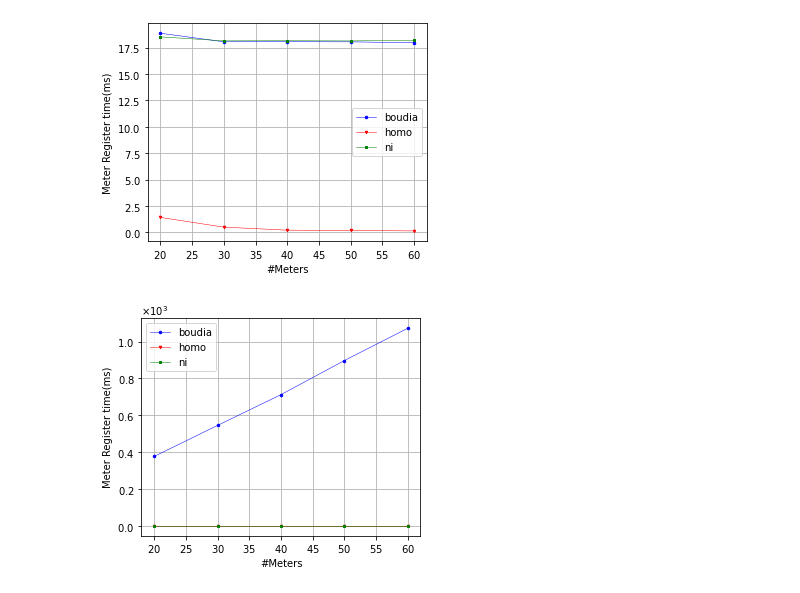
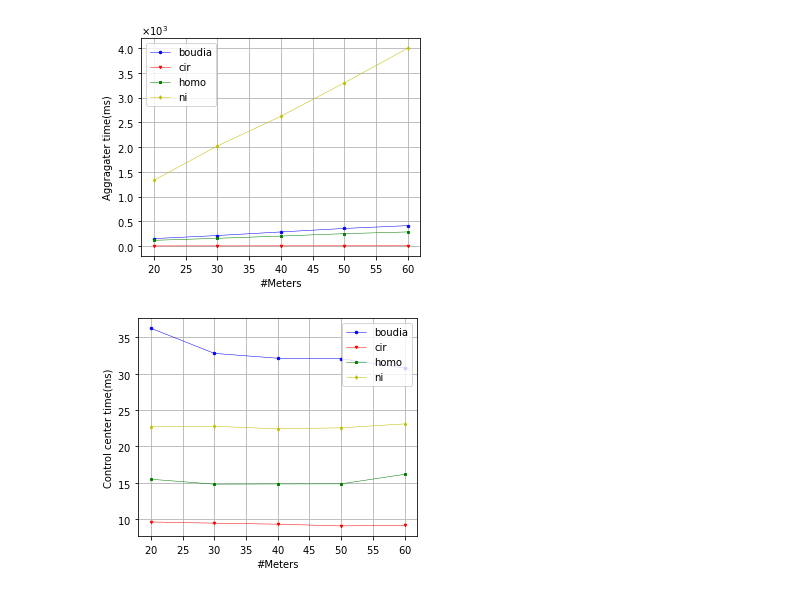
Before and after one commit to SevenBruce/CirAggregation, a Jupyter notebook: python/experments_fig.ipynb, the cells around one changed output. Cells and saved outputs as stored; diff of their text form; code cells hidden in the pictures.

```diff
--- a/python/experments_fig.ipynb
+++ b/python/experments_fig.ipynb
@@ -92,0 +140,18 @@ plt.show()
+# %%
+# 聚合阶段 电表
+rep_func = ['oneTimeMeterRepTime', 'meterRepTime_3', 'oneTimeMeterRepTime', 'oneTimeMeterRepTime']
+for i, e, f in zip(range(0,4), exp_name, rep_func):
+    host_df = avg_df_midx.loc[('raspberrypi', e, f)]
+    x = host_df.index
+    y = host_df.meter_time/1e6
+    plt.plot(x, y, marker=markers[i], color=color[i], label=e)
+
+plt.xlabel('#Meters')
+plt.ylabel('Meter report time(ms)')
+plt.ticklabel_format(axis='y', style='sci', scilimits=(-4, 3))
+plt.grid()
+plt.legend()
+plt.savefig('figs/meter_report.pdf')
+
+plt.show()
+plt.show()
@@ -93,35 +160,41 @@ plt.show()
 # %%
-c = 0
-for x in exp_name:
-    if x[0] == 'cir' or 'Rep' in x[1]:
-        continue
-    plt.plot(avg_df.loc[x, 'meter_num'], avg_df.loc[x, 'per_meter_time']/1e+6, marker=markers[c], color=color[c], label=x[0])
+# 聚合阶段 聚合器
 
-    plt.xlabel('#Meters')
-    plt.ylabel('Meter Register time(ms)')
-    plt.ticklabel_format(axis='y', style='sci', scilimits=(-4, 3))
-    plt.grid()
-    plt.legend()
-    # plt.savefig('figs/compare/all_user.pdf')
-    c += 1
+for i, e, f in zip(range(0,4), exp_name, rep_func):
+    host_df = avg_df_midx.loc[('BruceChen', e, f)]
+    x = host_df.index
+    y = host_df['agg']/1e6
+    plt.plot(x, y, marker=markers[i], color=color[i], label=e)
+
+plt.xlabel('#Meters')
+plt.ylabel('Aggragater time(ms)')
+plt.ticklabel_format(axis='y', style='sci', scilimits=(-4, 3))
+plt.grid()
+plt.legend()
+plt.savefig('figs/agg_report.pdf')
+
 plt.show()
+plt.show()
 # %% [output]
-[figure, old version]
+[figure, new version]
 # %%
-c = 0
-for x in exp_name:
-    if x[0] == 'cir' or 'Rep' in x[1]:
-        continue
-    plt.plot(avg_df.loc[x, 'meter_num'], avg_df.loc[x, 'agg']/1e+6, marker=markers[c], color=color[c], label=x[0])
+# 聚合阶段 控制中心
 
-    plt.xlabel('#Meters')
-    plt.ylabel('Aggragator Register time(ms)')
-    plt.ticklabel_format(axis='y', style='sci', scilimits=(-4, 3))
-    plt.grid()
-    plt.legend()
-    # plt.savefig('figs/compare/all_user.pdf')
-    c += 1
+for i, e, f in zip(range(0,4), exp_name, rep_func):
+    host_df = avg_df_midx.loc[('BruceChen', e, f)]
+    x = host_df.index
+    y = host_df.control/1e6
+    plt.plot(x, y, marker=markers[i], color=color[i], label=e)
+
+plt.xlabel('#Meters')
+plt.ylabel('Control center time(ms)')
+plt.ticklabel_format(axis='y', style='sci', scilimits=(-4, 3))
+plt.grid()
+plt.legend()
+plt.savefig('figs/control_report.pdf')
+
 plt.show()
+plt.show()
 # %% [output]
-[figure, old version]
+[figure, new version]
 # %%
```
Also changed, not shown: parts of 14 cells of this notebook, 17 other files.
